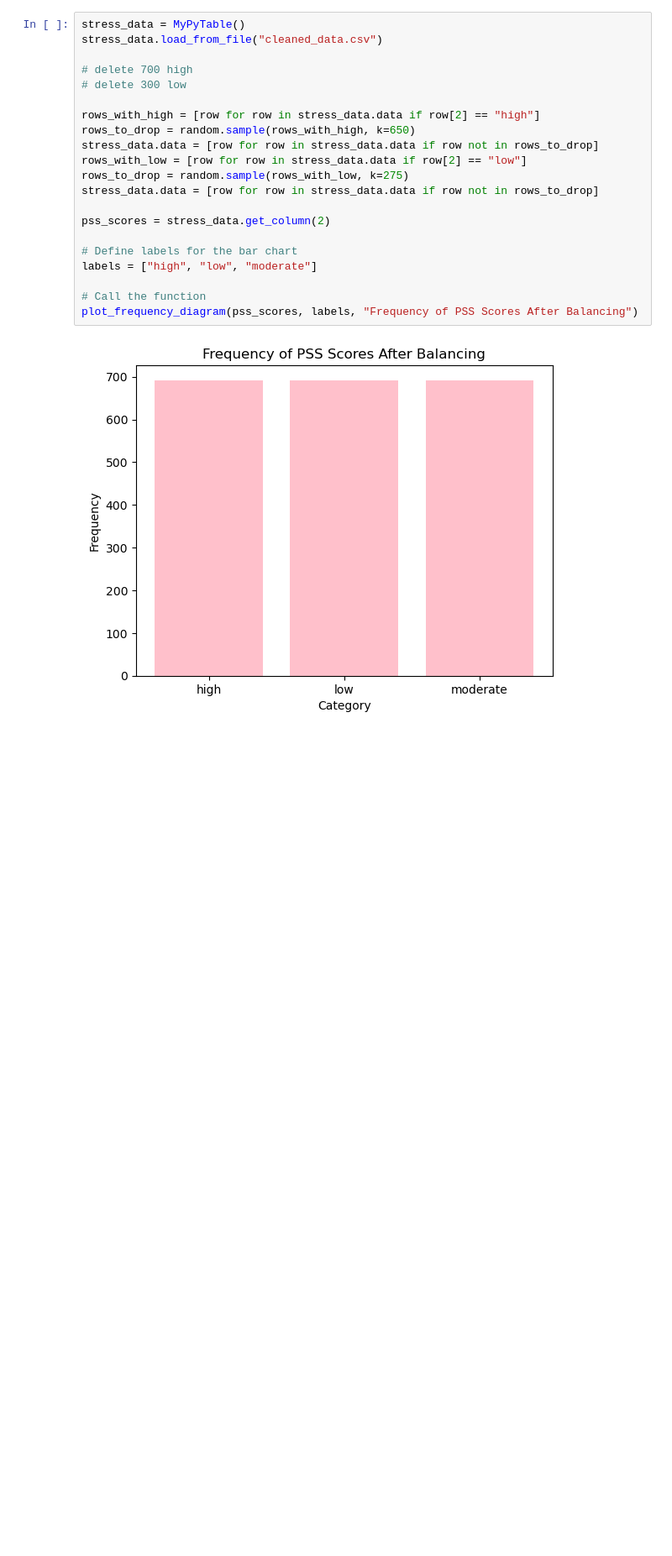
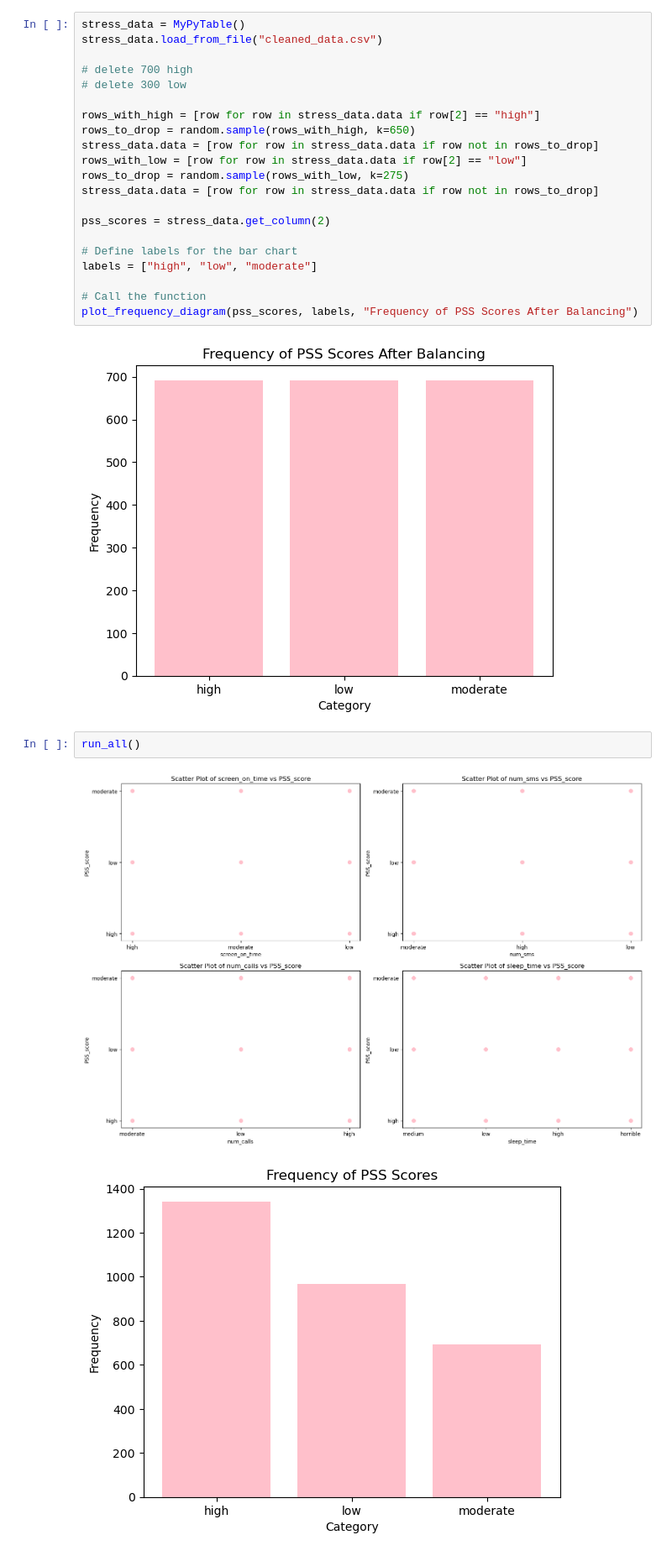
Before and after one commit to awilliams02/322-Semester-Project, a Jupyter notebook: data_cleaning.ipynb, the cells around one changed output. Shown at 84% size. Drawn from its saved outputs; the diff is of its cells as text; blank space fills up the shorter version.

```diff
--- a/data_cleaning.ipynb
+++ b/data_cleaning.ipynb
@@ -70,3 +70,8 @@ labels = ["high", "low", "moderate"]
 plot_frequency_diagram(pss_scores, labels, "Frequency of PSS Scores After Balancing")
 # %% [output]
 [figure]
+# %%
+run_all()
+# %% [output]
+[figure, added]
+[figure, added]
```
Also changed, not shown: parts of 3 cells of this notebook, 1 other file.
